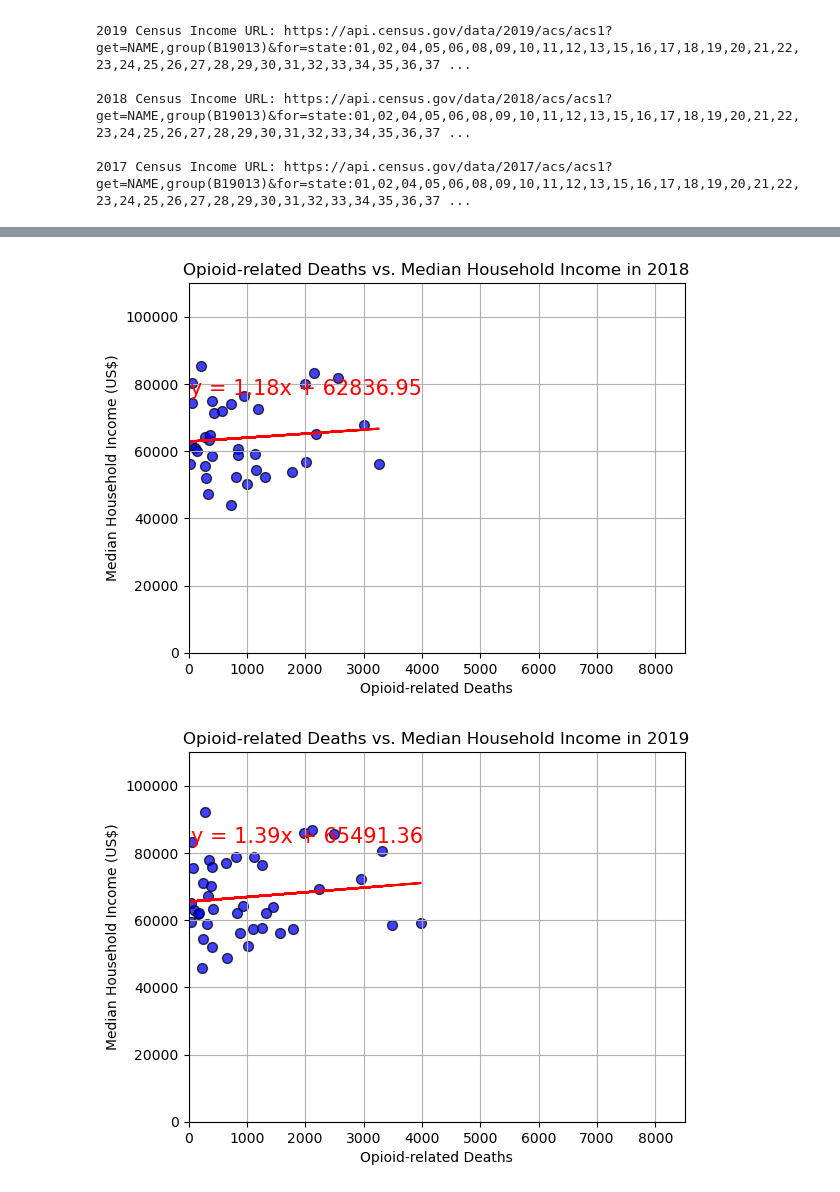
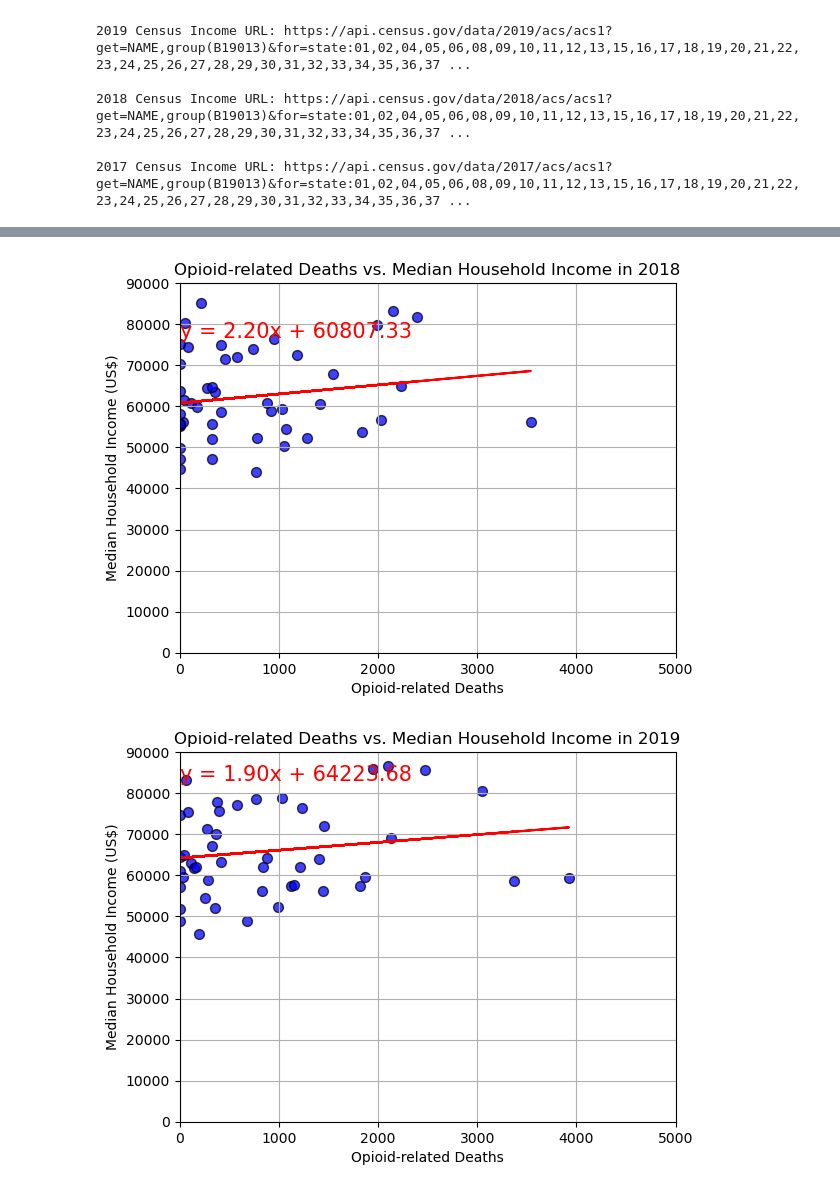
Before and after one commit to kikichan1/Project-1, a Jupyter notebook: Income_Notebook.ipynb, the cells around one changed output, grey strips where cells are left out. Drawn from its saved outputs; the diff is of its cells as text; code cells hidden in the pictures.

```diff
--- a/Income_Notebook.ipynb
+++ b/Income_Notebook.ipynb
@@ -302,5 +302,5 @@ opioid_df
 # %%
 # Merge Drug Overdose Dataframe and Income Dataframe
-merged_opioid_income = pd.merge(combined_income_df, opioid_df, on=['Year', 'State Name'])
+merged_opioid_income = pd.merge(combined_income_df, opioid_df, on=['Year', 'State'])
 merged_opioid_income
 # %% [output]
@@ -320,10 +320,10 @@ merged_opioid_income
 # %%
 # Create a scatter plot and run regression
-merged_opioid_income["Total_Opioid_Deaths"] = pd.to_numeric(merged_opioid_income["Total_Opioid_Deaths"], errors='coerce')
+merged_opioid_income["Total Opioid Deaths"] = pd.to_numeric(merged_opioid_income["Total Opioid Deaths"], errors='coerce')
 merged_opioid_income["Median Household Income (in Inflation-Adjusted Dollars)"] = pd.to_numeric(merged_opioid_income["Median Household Income (in Inflation-Adjusted Dollars)"], errors='coerce')
-merged_opioid_income = merged_opioid_income.dropna(subset=["Total_Opioid_Deaths", "Median Household Income (in Inflation-Adjusted Dollars)"])
+merged_opioid_income = merged_opioid_income.dropna(subset=["Total Opioid Deaths", "Median Household Income (in Inflation-Adjusted Dollars)"])
 
-x_values = merged_opioid_income["Total_Opioid_Deaths"]
+x_values = merged_opioid_income["Total Opioid Deaths"]
 y_values = merged_opioid_income["Median Household Income (in Inflation-Adjusted Dollars)"]
 
 plt.scatter(x_values, y_values,
@@ -358,11 +358,11 @@ plt.show()
 # %%
-merged_opioid_income["Total_Opioid_Deaths"] = pd.to_numeric(merged_opioid_income["Total_Opioid_Deaths"], errors='coerce')
+merged_opioid_income["Total Opioid Deaths"] = pd.to_numeric(merged_opioid_income["Total Opioid Deaths"], errors='coerce')
 merged_opioid_income["Median Household Income (in Inflation-Adjusted Dollars)"] = pd.to_numeric(merged_opioid_income["Median Household Income (in Inflation-Adjusted Dollars)"], errors='coerce')
-merged_opioid_income = merged_opioid_income.dropna(subset=["Total_Opioid_Deaths", "Median Household Income (in Inflation-Adjusted Dollars)"])
+merged_opioid_income = merged_opioid_income.dropna(subset=["Total Opioid Deaths", "Median Household Income (in Inflation-Adjusted Dollars)"])
 
 merged_opioid_income_2017 = merged_opioid_income[merged_opioid_income["Year"] == 2017]
 
-x_values = merged_opioid_income_2017["Total_Opioid_Deaths"]
+x_values = merged_opioid_income_2017["Total Opioid Deaths"]
 y_values = merged_opioid_income_2017["Median Household Income (in Inflation-Adjusted Dollars)"]
 
 plt.scatter(x_values, y_values,
@@ -383,8 +383,8 @@ plt.annotate(line_eq,
              fontsize=15,
              color="red")
 
-plt.ylim(0, 110000)
-plt.xlim(0, 8500)
+plt.ylim(0, 90000)
+plt.xlim(0, 5000)
 
 plt.xlabel("Opioid-related Deaths")
 plt.ylabel("Median Household Income (US$)")
@@ -397,11 +397,11 @@ plt.show()
 # %%
-merged_opioid_income["Total_Opioid_Deaths"] = pd.to_numeric(merged_opioid_income["Total_Opioid_Deaths"], errors='coerce')
+merged_opioid_income["Total Opioid Deaths"] = pd.to_numeric(merged_opioid_income["Total Opioid Deaths"], errors='coerce')
 merged_opioid_income["Median Household Income (in Inflation-Adjusted Dollars)"] = pd.to_numeric(merged_opioid_income["Median Household Income (in Inflation-Adjusted Dollars)"], errors='coerce')
-merged_opioid_income = merged_opioid_income.dropna(subset=["Total_Opioid_Deaths", "Median Household Income (in Inflation-Adjusted Dollars)"])
+merged_opioid_income = merged_opioid_income.dropna(subset=["Total Opioid Deaths", "Median Household Income (in Inflation-Adjusted Dollars)"])
 
 merged_opioid_income_2018 = merged_opioid_income[merged_opioid_income["Year"] == 2018]
 
-x_values = merged_opioid_income_2018["Total_Opioid_Deaths"]
+x_values = merged_opioid_income_2018["Total Opioid Deaths"]
 y_values = merged_opioid_income_2018["Median Household Income (in Inflation-Adjusted Dollars)"]
 
 plt.scatter(x_values, y_values,
@@ -422,8 +422,8 @@ plt.annotate(line_eq,
              fontsize=15,
              color="red")
 
-plt.ylim(0, 110000)
-plt.xlim(0, 8500)
+plt.ylim(0, 90000)
+plt.xlim(0, 5000)
 
 plt.xlabel("Opioid-related Deaths")
 plt.ylabel("Median Household Income (US$)")
@@ -432,44 +432,44 @@ plt.grid(True)
 
 plt.show()
 # %% [output]
-[figure, old version]
+[figure, new version]
 # %%
-merged_opioid_income["Total_Opioid_Deaths"] = pd.to_numeric(merged_opioid_income["Total_Opioid_Deaths"], errors='coerce')
+merged_opioid_income["Total Opioid Deaths"] = pd.to_numeric(merged_opioid_income["Total Opioid Deaths"], errors='coerce')
 merged_opioid_income["Median Household Income (in Inflation-Adjusted Dollars)"] = pd.to_numeric(merged_opioid_income["Median Household Income (in Inflation-Adjusted Dollars)"], errors='coerce')
-merged_opioid_income = merged_opioid_income.dropna(subset=["Total_Opioid_Deaths", "Median Household Income (in Inflation-Adjusted Dollars)"])
+merged_opioid_income = merged_opioid_income.dropna(subset=["Total Opioid Deaths", "Median Household Income (in Inflation-Adjusted Dollars)"])
 
 merged_opioid_income_2019 = merged_opioid_income[merged_opioid_income["Year"] == 2019]
 
-x_values = merged_opioid_income_2019["Total_Opioid_Deaths"]
+x_values = merged_opioid_income_2019["Total Opioid Deaths"]
 y_values = merged_opioid_income_2019["Median Household Income (in Inflation-Adjusted Dollars)"]
 
 plt.scatter(x_values, y_values,
             marker="o",
             facecolors="blue",
             edgecolors="black",
             s=50,
             alpha=0.75)
 
 slope, intercept, rvalue, pvalue, stderr = linregress(x_values, y_values)
 regress_values = slope * x_values + intercept
 line_eq = f"y = {slope:.2f}x + {intercept:.2f}"
 
 plt.plot(x_values, regress_values, "r-", label=f"Fit: {line_eq}")
 
 plt.annotate(line_eq,
              (x_values.min(), y_values.max() * 0.9),
              fontsize=15,
              color="red")
 
-plt.ylim(0, 110000)
-plt.xlim(0, 8500)
+plt.ylim(0, 90000)
+plt.xlim(0, 5000)
 
 plt.xlabel("Opioid-related Deaths")
 plt.ylabel("Median Household Income (US$)")
 plt.title("Opioid-related Deaths vs. Median Household Income in 2019")
 plt.grid(True)
 
 plt.show()
 # %% [output]
-[figure, old version]
+[figure, new version]
 # %%
```
Also changed, not shown: parts of 12 cells of this notebook.
